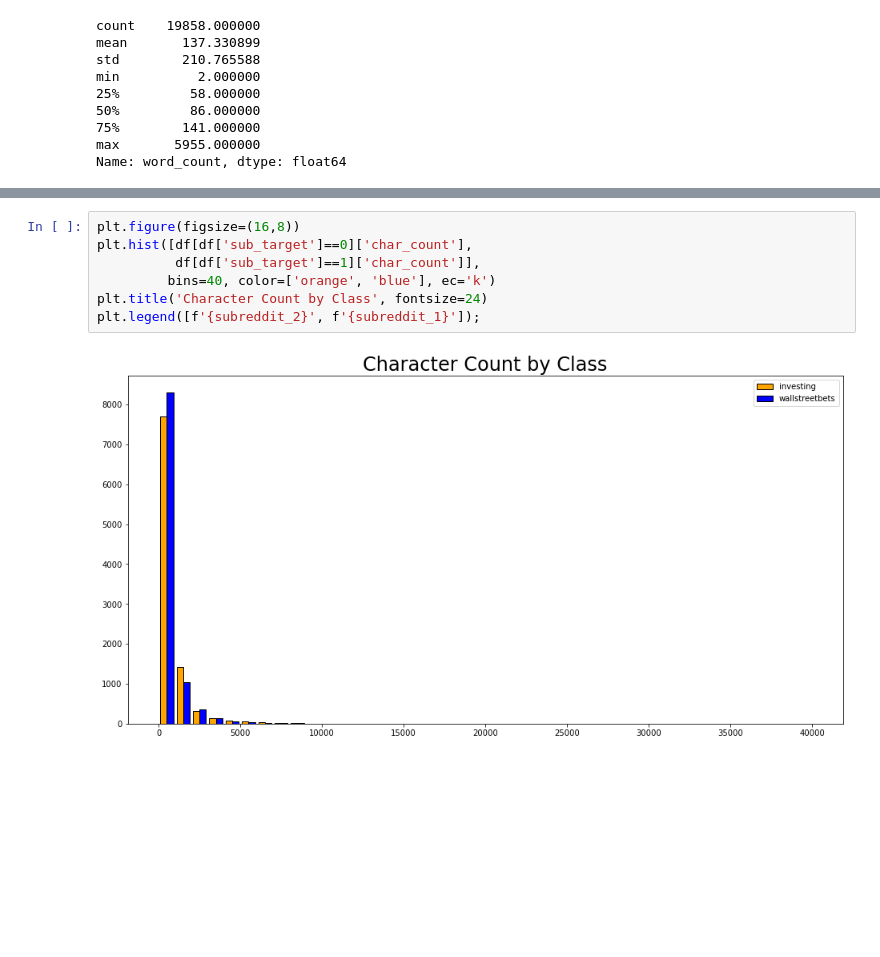
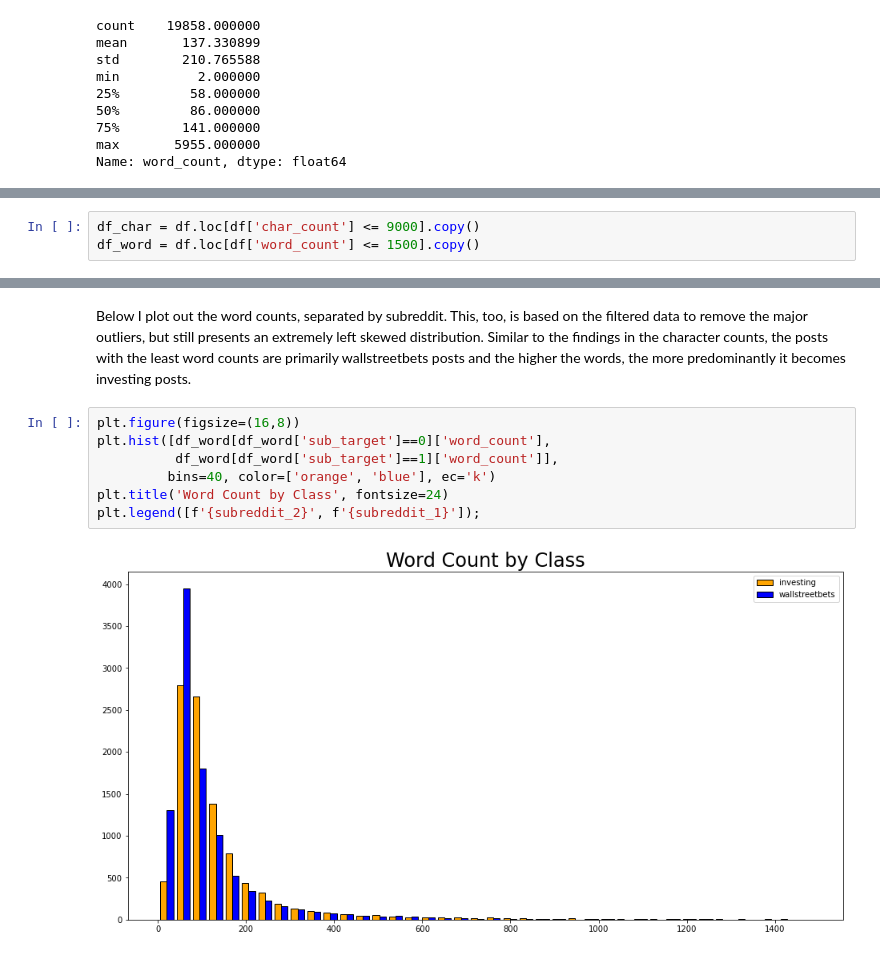
Before and after one commit to jsalisbury731/reddit_classification, a Jupyter notebook: code/02_eda_streamlined.ipynb, the cells around one changed output, grey strips where cells are left out. Cells and saved outputs as stored; diff of their text form; blank space fills up the shorter version.

```diff
--- a/code/02_eda_streamlined.ipynb
+++ b/code/02_eda_streamlined.ipynb
@@ -69,0 +82,3 @@ Name: word_count, dtype: float64
+# %%
+df_char = df.loc[df['char_count'] <= 9000].copy()
+df_word = df.loc[df['word_count'] <= 1500].copy()
@@ -70,9 +98,11 @@ Name: word_count, dtype: float64
+# %% [markdown]
+Below I plot out the word counts, separated by subreddit. This, too, is based on the filtered data to remove the major outliers, but still presents an extremely left skewed distribution. Similar to the findings in the character counts, the posts with the least word counts are primarily wallstreetbets posts and the higher the words, the more predominantly it becomes investing posts.
 # %%
 plt.figure(figsize=(16,8))
-plt.hist([df[df['sub_target']==0]['char_count'],
-          df[df['sub_target']==1]['char_count']],
+plt.hist([df_word[df_word['sub_target']==0]['word_count'],
+          df_word[df_word['sub_target']==1]['word_count']],
          bins=40, color=['orange', 'blue'], ec='k')
-plt.title('Character Count by Class', fontsize=24)
+plt.title('Word Count by Class', fontsize=24)
 plt.legend([f'{subreddit_2}', f'{subreddit_1}']);
 # %% [output]
-[figure, old version]
+[figure, new version]
```
Also changed, not shown: parts of 37 cells of this notebook, 5 other files.
